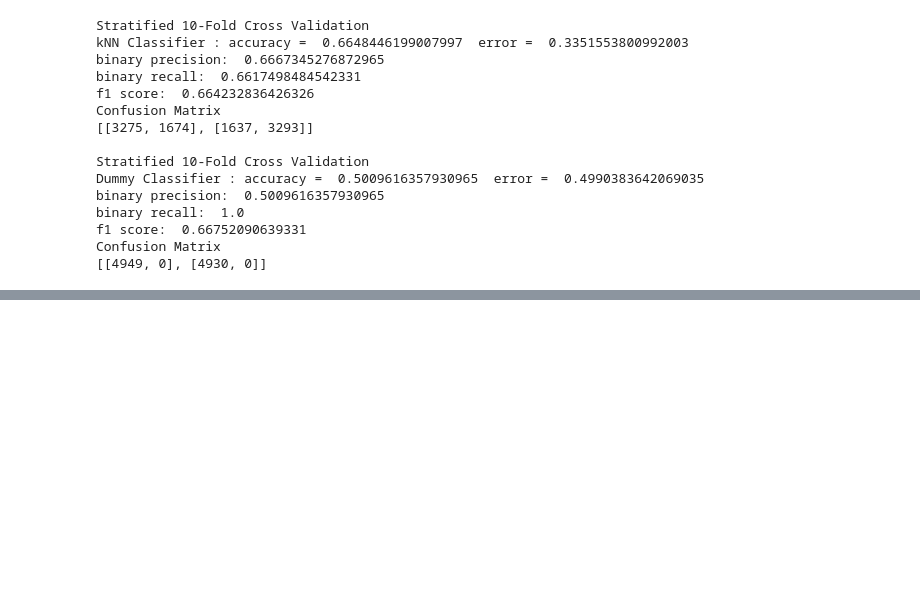
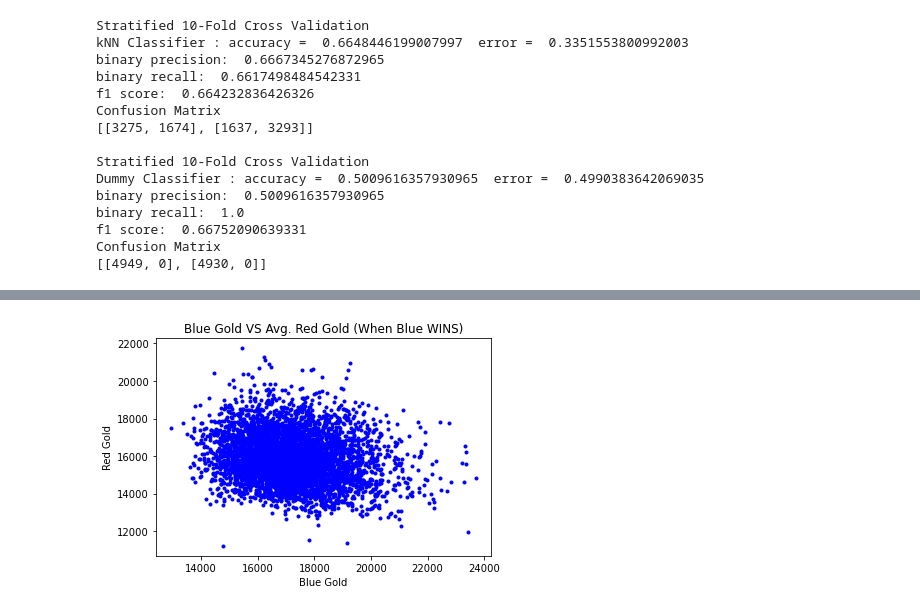
Before and after one commit to TrevorBushnell/League-Game-Prediction-Project, a Jupyter notebook: Project_demo.ipynb, the cells around one changed output, grey strips where cells are left out. Cells and saved outputs as stored; diff of their text form; code cells hidden in the pictures; blank space fills up the shorter version.

```diff
--- a/Project_demo.ipynb
+++ b/Project_demo.ipynb
@@ -99,0 +136,11 @@ Confusion Matrix
+# %%
+blue_gold = blue_wins_df.get_column('blueTotalGold')
+red_gold = blue_wins_df.get_column('redTotalGold')
+
+plt.plot(blue_gold, red_gold, "b.")
+plt.title('Blue Gold VS Avg. Red Gold (When Blue WINS)')
+plt.xlabel('Blue Gold')
+plt.ylabel('Red Gold')
+plt.show()
+# %% [output]
+[figure, added]
```
Also changed, not shown: parts of 14 cells of this notebook.
